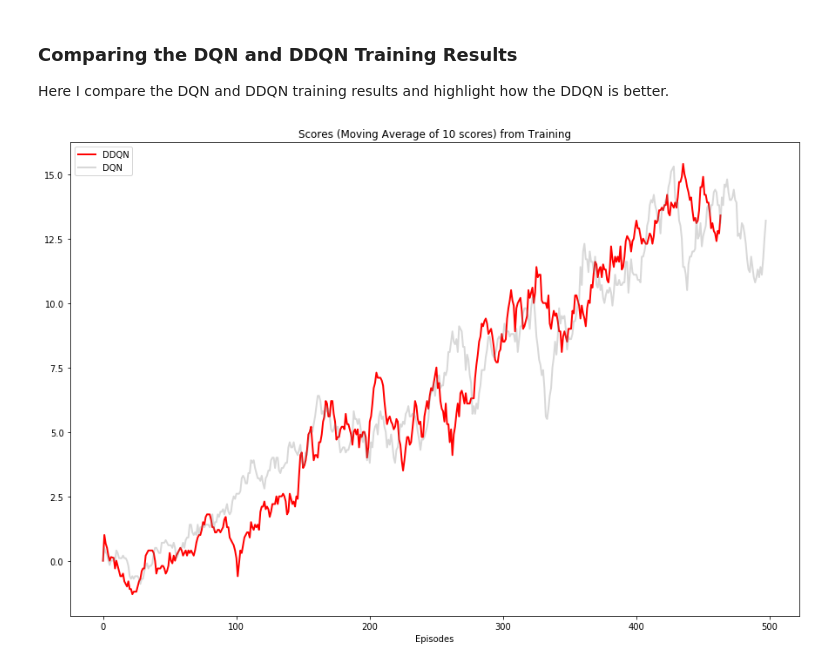
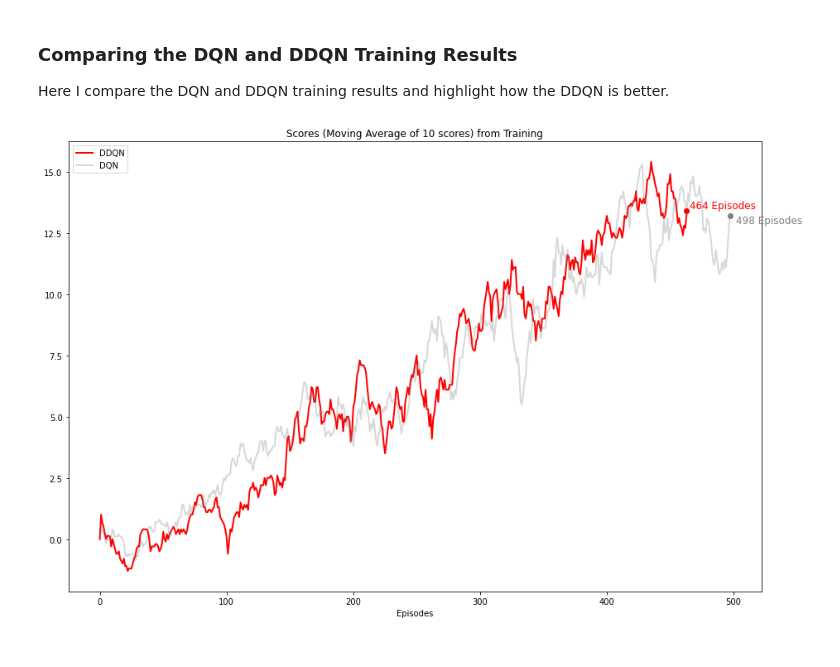
Before and after one commit to ianormy/UdacityNavigationProject, a Jupyter notebook: Results.ipynb, the cells around one changed output. Drawn from its saved outputs; the diff is of its cells as text; code cells hidden in the pictures.

```diff
--- a/Results.ipynb
+++ b/Results.ipynb
@@ -56,11 +56,23 @@ Here I compare the DQN and DDQN training results and highlight how the DDQN is b
 # %%
 fig, axs = plt.subplots(1, 1, figsize=(15,10), sharey=False, sharex=True)
 axs.plot(ddqn_mean_r, 'r-', label='DDQN', linewidth=2)
 axs.plot(dqn_mean_r, 'grey', label='DQN', linewidth=2, alpha=0.3)
+axs.plot(len(dqn_mean_r)-1, dqn_mean_r[-1], marker='o', color='grey', markersize=6)
+plt.annotate('{} Episodes'.format(len(dqn_mean_r)),
+             (len(dqn_mean_r)+4, 12.9),
+             fontsize=12,
+             color='grey'
+            )
+axs.plot(len(ddqn_mean_r)-1, ddqn_mean_r[-1], marker='o', color='red', markersize=6)
+plt.annotate('{} Episodes'.format(len(ddqn_mean_r)),
+             (len(ddqn_mean_r)+1, 13.5),
+             fontsize=12,
+             color='red'
+            )
 axs.set_title('Scores (Moving Average of 10 scores) from Training')
 plt.xlabel('Episodes')
 axs.legend(loc='upper left')
 plt.savefig('summary_scores.png', bbox_inches='tight')
 plt.show()
 # %% [output]
-[figure, old version]
+[figure, new version]
```
Also changed, not shown: 57 other files.
